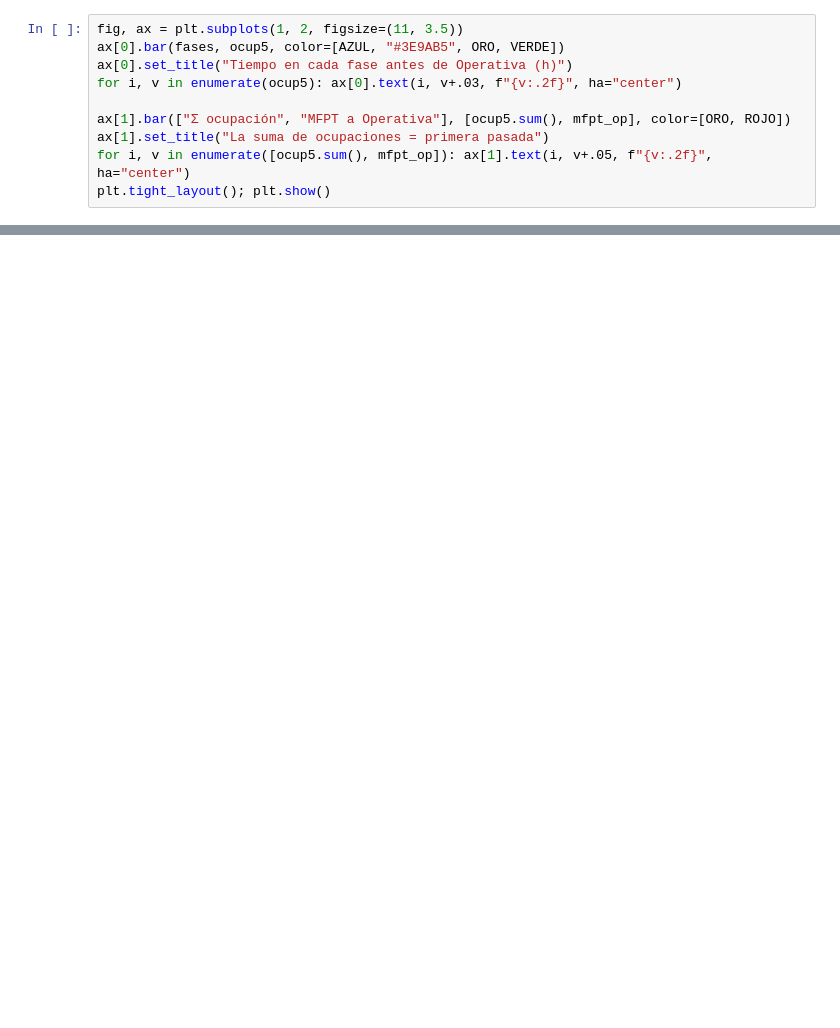
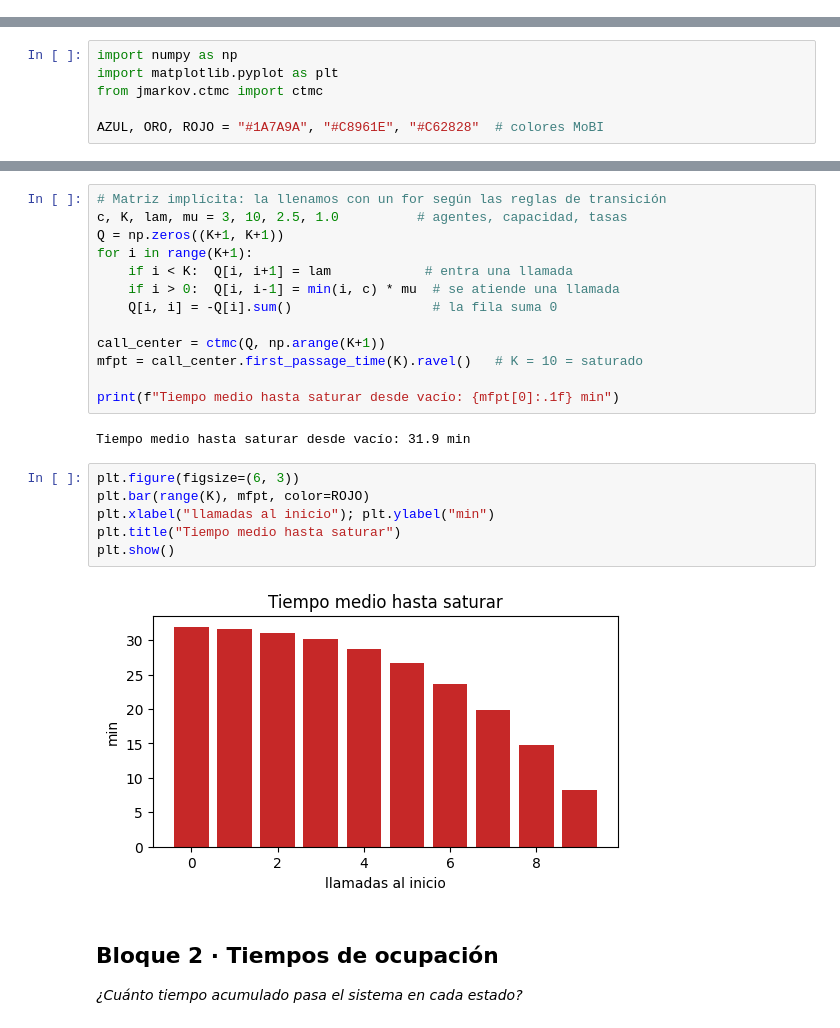
Before and after one commit to PozosT/MoBI, a Jupyter notebook: Codigos/pres_T2.4_CMTC_tiempos.ipynb, the cells around one changed output, grey strips where cells are left out. Drawn from its saved outputs; the diff is of its cells as text; blank space fills up the shorter version.

```diff
--- a/Codigos/pres_T2.4_CMTC_tiempos.ipynb
+++ b/Codigos/pres_T2.4_CMTC_tiempos.ipynb
@@ -313,10 +0,0 @@ print(f"   MFPT a Operativa = {mfpt_op:.3f} h   ->  ¡coinciden! (Σ ocupación
-# %%
-fig, ax = plt.subplots(1, 2, figsize=(11, 3.5))
-ax[0].bar(fases, ocup5, color=[AZUL, "#3E9AB5", ORO, VERDE])
-ax[0].set_title("Tiempo en cada fase antes de Operativa (h)")
-for i, v in enumerate(ocup5): ax[0].text(i, v+.03, f"{v:.2f}", ha="center")
-
-ax[1].bar(["Σ ocupación", "MFPT a Operativa"], [ocup5.sum(), mfpt_op], color=[ORO, ROJO])
-ax[1].set_title("La suma de ocupaciones = primera pasada")
-for i, v in enumerate([ocup5.sum(), mfpt_op]): ax[1].text(i, v+.05, f"{v:.2f}", ha="center")
-plt.tight_layout(); plt.show()
@@ -380,0 +32,6 @@ Y la matriz puede ser **explícita** (escrita a mano: ej. 1, 2, 4, 5) o **implí
+# %%
+import numpy as np
+import matplotlib.pyplot as plt
+from jmarkov.ctmc import ctmc
+
+AZUL, ORO, ROJO = "#1A7A9A", "#C8961E", "#C62828"  # colores MoBI
@@ -380,0 +129,27 @@ Y la matriz puede ser **explícita** (escrita a mano: ej. 1, 2, 4, 5) o **implí
+# %%
+# Matriz implícita: la llenamos con un for según las reglas de transición
+c, K, lam, mu = 3, 10, 2.5, 1.0          # agentes, capacidad, tasas
+Q = np.zeros((K+1, K+1))
+for i in range(K+1):
+    if i < K:  Q[i, i+1] = lam            # entra una llamada
+    if i > 0:  Q[i, i-1] = min(i, c) * mu  # se atiende una llamada
+    Q[i, i] = -Q[i].sum()                  # la fila suma 0
+
+call_center = ctmc(Q, np.arange(K+1))
+mfpt = call_center.first_passage_time(K).ravel()   # K = 10 = saturado
+
+print(f"Tiempo medio hasta saturar desde vacío: {mfpt[0]:.1f} min")
+# %% [output]
+Tiempo medio hasta saturar desde vacío: 31.9 min
+# %%
+plt.figure(figsize=(6, 3))
+plt.bar(range(K), mfpt, color=ROJO)
+plt.xlabel("llamadas al inicio"); plt.ylabel("min")
+plt.title("Tiempo medio hasta saturar")
+plt.show()
+# %% [output]
+[figure, added]
+# %% [markdown]
+## Bloque 2 · Tiempos de ocupación
+
+*¿Cuánto tiempo acumulado pasa el sistema en cada estado?*
```
Also changed, not shown: parts of 49 cells of this notebook, 1 other file.
